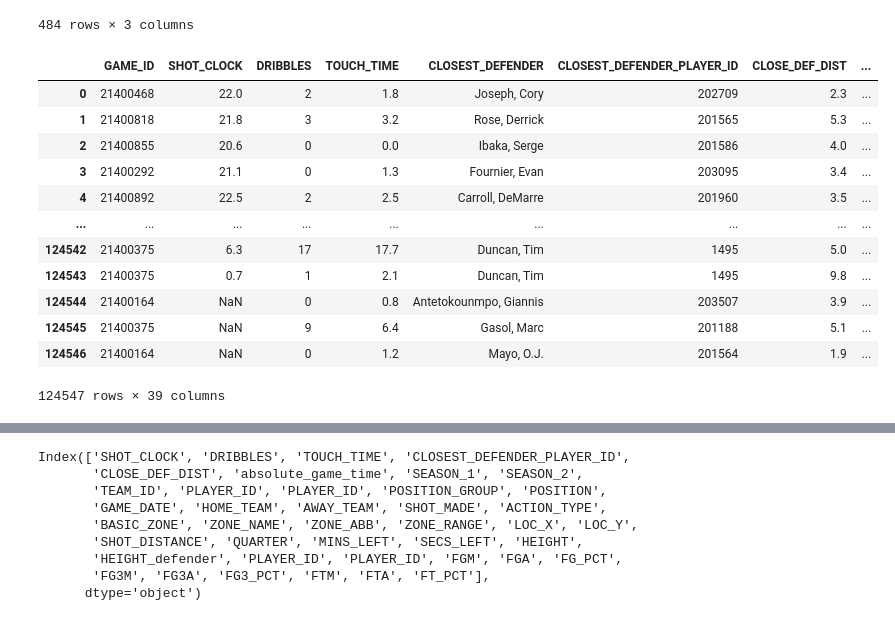
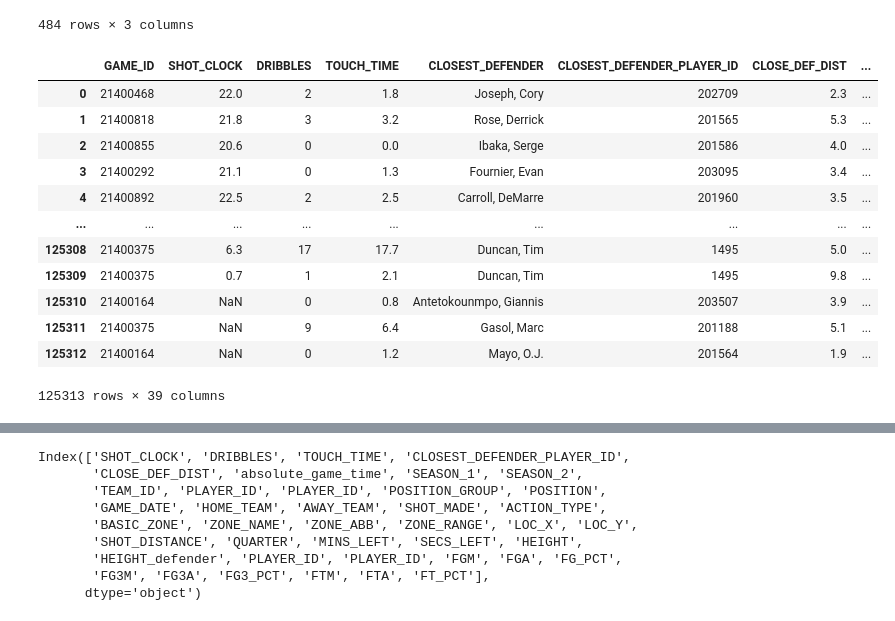
Before and after one commit to BigBabik/Shotpred, a Jupyter notebook: notebooks/dataworks.ipynb, the cells around one changed output, grey strips where cells are left out. Drawn from its saved outputs; the diff is of its cells as text; code cells hidden in the pictures.

```diff
--- a/notebooks/dataworks.ipynb
+++ b/notebooks/dataworks.ipynb
@@ -127,26 +127,26 @@ heights
 484 rows × 3 columns
 # %%
 # Merge for attacker heights
-merged_with_attacker_heights = pd.merge(merged, heights, left_on='PLAYER_NAME', right_on='PLAYER_NAME', suffixes=('', '_attacker'))
+merged_with_attacker_heights = pd.merge(merged, heights, left_on='PLAYER_ID', right_on='PLAYER_ID', suffixes=('', '_attacker'))
 
 # !!!!!!Merge for defender heights - CAUSES NULL VALUES BECAUSE OF THE DIFFERENT PLAYER NAMES AND LEFT JOIN - NEED IDS!!!!!
 merged_with_both_heights = pd.merge(merged_with_attacker_heights, heights, left_on='CLOSEST_DEFENDER_PLAYER_ID', right_on='PLAYER_ID', suffixes=('', '_defender'), how='left')
 
 # Drop the extra PLAYER_NAME column from the second merge
 merged_with_both_heights = merged_with_both_heights.drop(columns=['PLAYER_NAME_defender'])
 
 merged_with_both_heights
 # %% [output]
 |  | GAME_ID | SHOT_CLOCK | DRIBBLES | TOUCH_TIME | CLOSEST_DEFENDER | CLOSEST_DEFENDER_PLAYER_ID | CLOSE_DEF_DIST | ... |
 | 0 | 21400468 | 22.0 | 2 | 1.8 | Joseph, Cory | 202709 | 2.3 | ... |
 | 1 | 21400818 | 21.8 | 3 | 3.2 | Rose, Derrick | 201565 | 5.3 | ... |
 | 2 | 21400855 | 20.6 | 0 | 0.0 | Ibaka, Serge | 201586 | 4.0 | ... |
 | 3 | 21400292 | 21.1 | 0 | 1.3 | Fournier, Evan | 203095 | 3.4 | ... |
 | 4 | 21400892 | 22.5 | 2 | 2.5 | Carroll, DeMarre | 201960 | 3.5 | ... |
 | ... | ... | ... | ... | ... | ... | ... | ... | ... |
-| 124542 | 21400375 | 6.3 | 17 | 17.7 | Duncan, Tim | 1495 | 5.0 | ... |
-| 124543 | 21400375 | 0.7 | 1 | 2.1 | Duncan, Tim | 1495 | 9.8 | ... |
-| 124544 | 21400164 | NaN | 0 | 0.8 | Antetokounmpo, Giannis | 203507 | 3.9 | ... |
-| 124545 | 21400375 | NaN | 9 | 6.4 | Gasol, Marc | 201188 | 5.1 | ... |
-| 124546 | 21400164 | NaN | 0 | 1.2 | Mayo, O.J. | 201564 | 1.9 | ... |
+| 125308 | 21400375 | 6.3 | 17 | 17.7 | Duncan, Tim | 1495 | 5.0 | ... |
+| 125309 | 21400375 | 0.7 | 1 | 2.1 | Duncan, Tim | 1495 | 9.8 | ... |
+| 125310 | 21400164 | NaN | 0 | 0.8 | Antetokounmpo, Giannis | 203507 | 3.9 | ... |
+| 125311 | 21400375 | NaN | 9 | 6.4 | Gasol, Marc | 201188 | 5.1 | ... |
+| 125312 | 21400164 | NaN | 0 | 1.2 | Mayo, O.J. | 201564 | 1.9 | ... |
-124547 rows × 39 columns
+125313 rows × 39 columns
```
Also changed, not shown: parts of 14 cells of this notebook.
